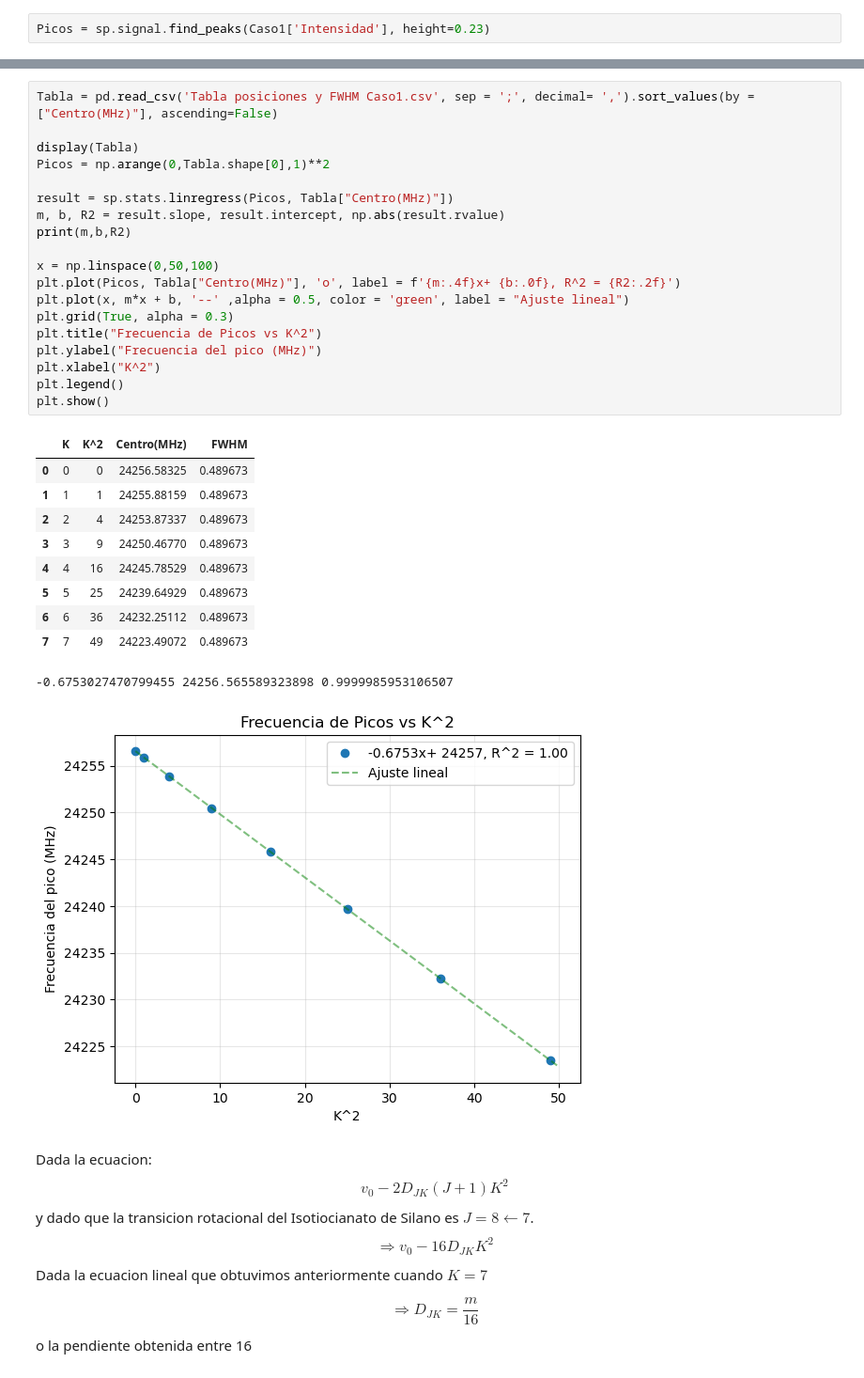
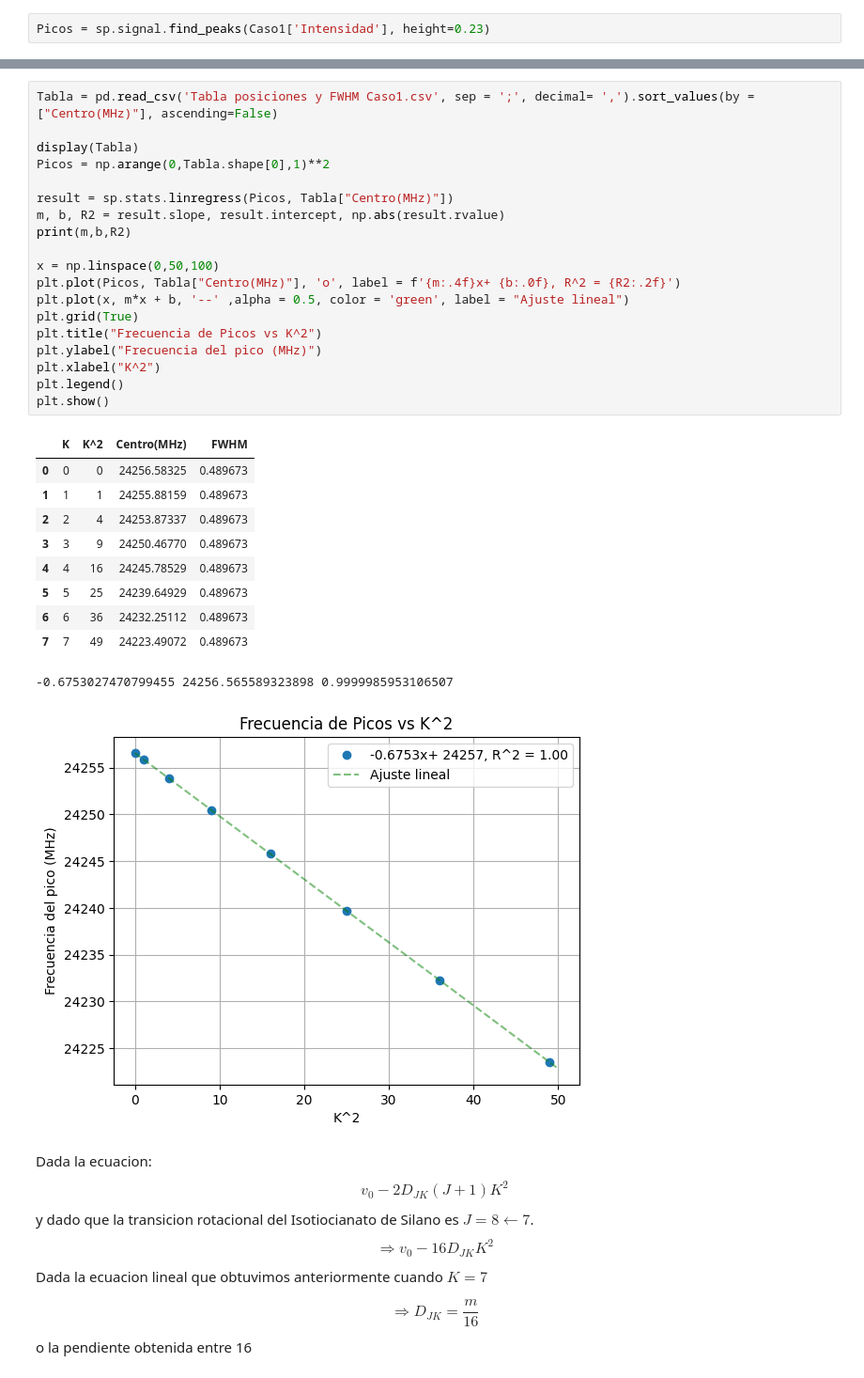
Before and after one commit to FabianC010/Proyecto-Espectroscopia-Molecular, a Jupyter notebook: Analisis.ipynb, the cells around one changed output, grey strips where cells are left out. Shown at 94% size. Saved outputs shown, nothing was run; the diff lists cells and outputs as text.

```diff
--- a/Analisis.ipynb
+++ b/Analisis.ipynb
@@ -42,34 +44,34 @@ plt.show()
 # %%
 Tabla = pd.read_csv('Tabla posiciones y FWHM Caso1.csv', sep = ';', decimal= ',').sort_values(by = ["Centro(MHz)"], ascending=False)
 
 display(Tabla)
 Picos = np.arange(0,Tabla.shape[0],1)**2
 
 result = sp.stats.linregress(Picos, Tabla["Centro(MHz)"])
 m, b, R2 = result.slope, result.intercept, np.abs(result.rvalue)
 print(m,b,R2)
 
 x = np.linspace(0,50,100)
 plt.plot(Picos, Tabla["Centro(MHz)"], 'o', label = f'{m:.4f}x+ {b:.0f}, R^2 = {R2:.2f}')
 plt.plot(x, m*x + b, '--' ,alpha = 0.5, color = 'green', label = "Ajuste lineal")
-plt.grid(True, alpha = 0.3)
+plt.grid(True)
 plt.title("Frecuencia de Picos vs K^2")
 plt.ylabel("Frecuencia del pico (MHz)")
 plt.xlabel("K^2")
 plt.legend()
 plt.show()
 # %% [output]
 |  | K | K^2 | Centro(MHz) | FWHM |
 | 0 | 0 | 0 | 24256.58325 | 0.489673 |
 | 1 | 1 | 1 | 24255.88159 | 0.489673 |
 | 2 | 2 | 4 | 24253.87337 | 0.489673 |
 | 3 | 3 | 9 | 24250.46770 | 0.489673 |
 | 4 | 4 | 16 | 24245.78529 | 0.489673 |
 | 5 | 5 | 25 | 24239.64929 | 0.489673 |
 | 6 | 6 | 36 | 24232.25112 | 0.489673 |
 | 7 | 7 | 49 | 24223.49072 | 0.489673 |
 -0.6753027470799455 24256.565589323898 0.9999985953106507
-[figure, old version]
+[figure, new version]
 # %% [markdown]
 Dada la ecuacion:
 $$
```
Also changed, not shown: parts of 19 cells of this notebook, 5 other files.
